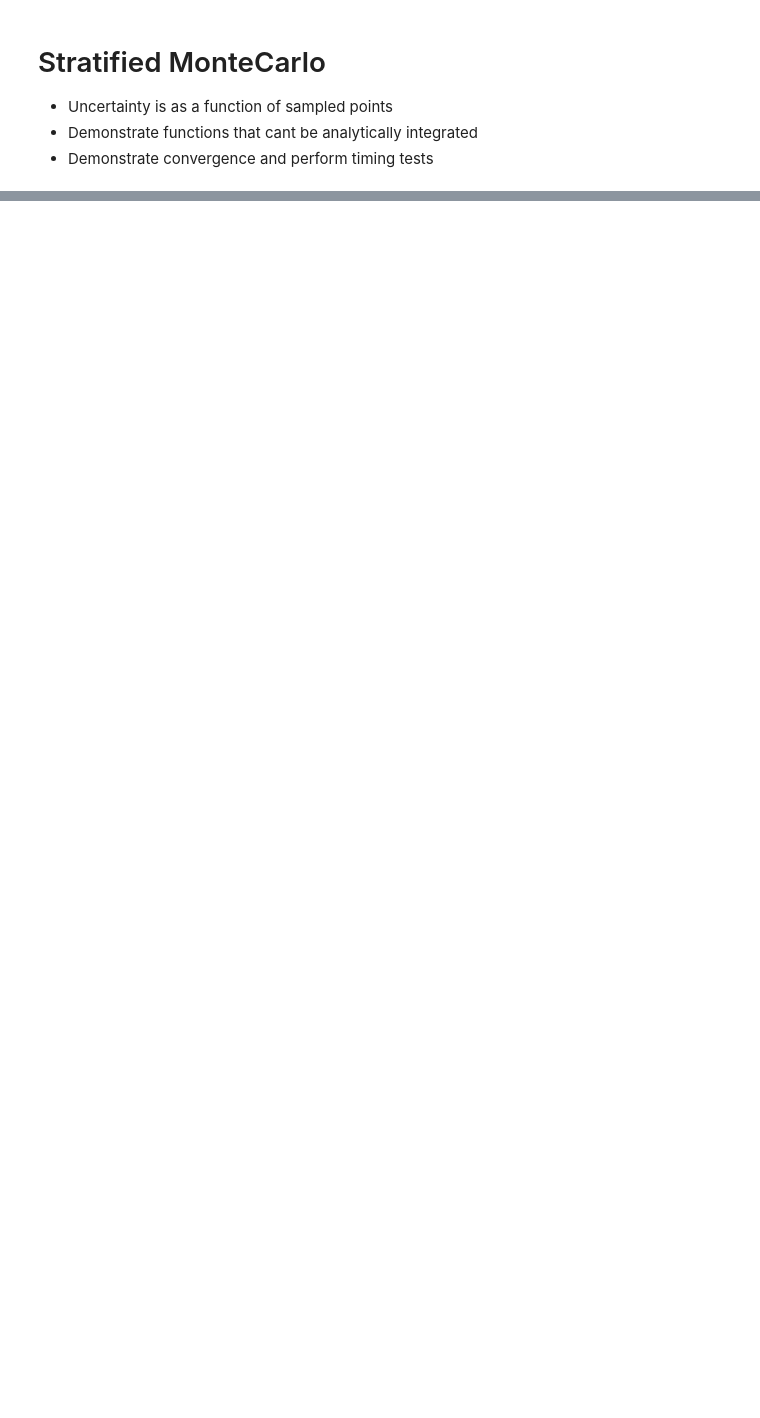
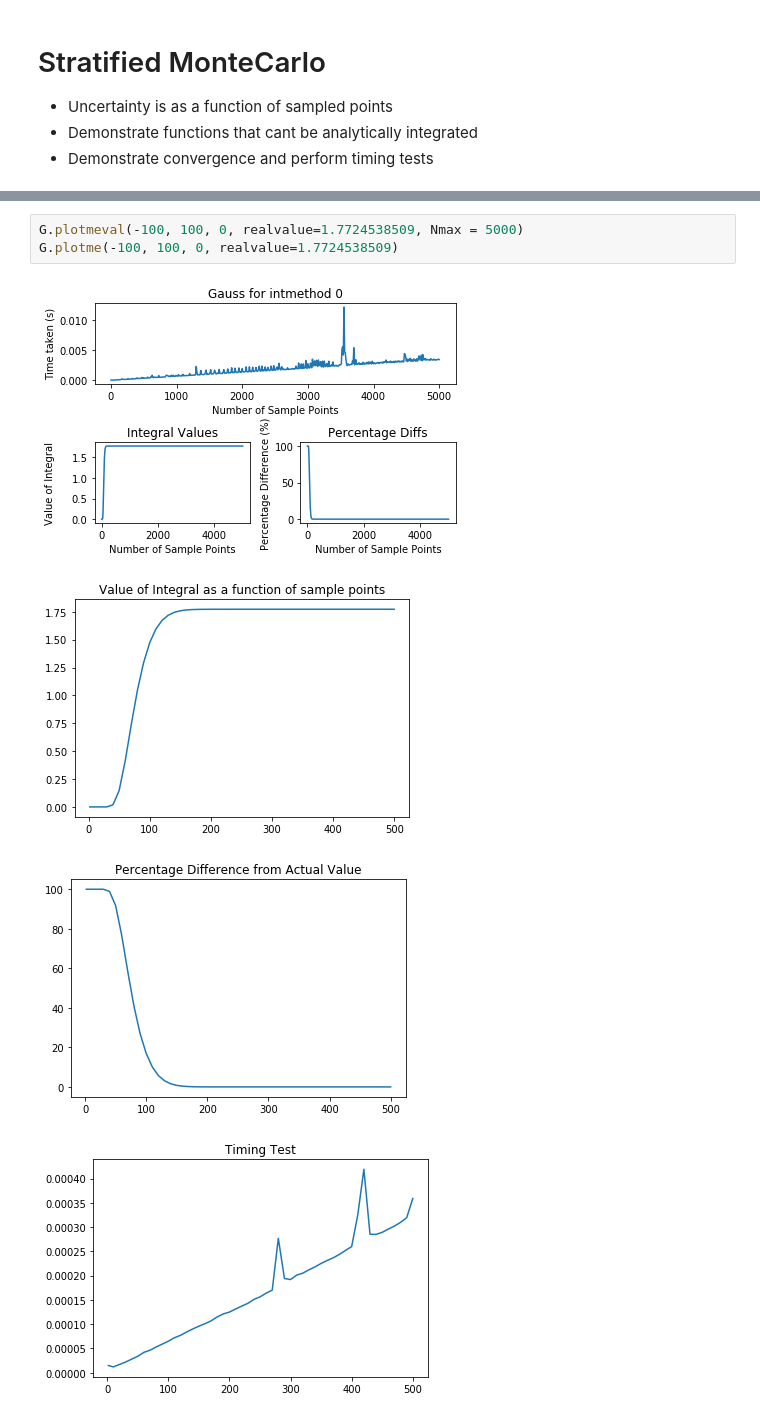
Before and after one commit to xlr91/Integration-Methods-PP, a Jupyter notebook: Stuff for Lab Report.ipynb, the cells around one changed output, grey strips where cells are left out. Cells and saved outputs as stored; diff of their text form; blank space fills up the shorter version.

```diff
--- a/Stuff for Lab Report.ipynb
+++ b/Stuff for Lab Report.ipynb
@@ -505,0 +688,8 @@ plotmemonteN(F4, [0,0], [10,10], realvalue=50, Nmax = 5000)
+# %%
+G.plotmeval(-100, 100, 0, realvalue=1.7724538509, Nmax = 5000)
+G.plotme(-100, 100, 0, realvalue=1.7724538509)
+# %% [output]
+[figure, added]
+[figure, added]
+[figure, added]
+[figure, added]
```
Also changed, not shown: parts of 42 cells of this notebook, 3 other files.
